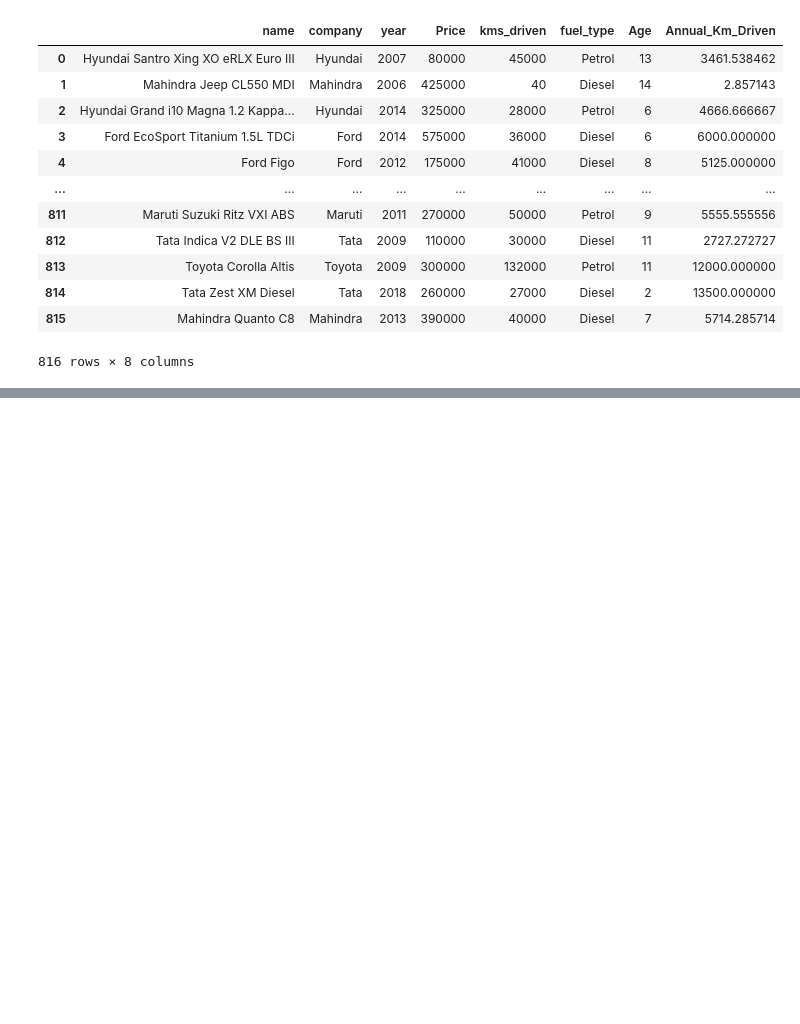
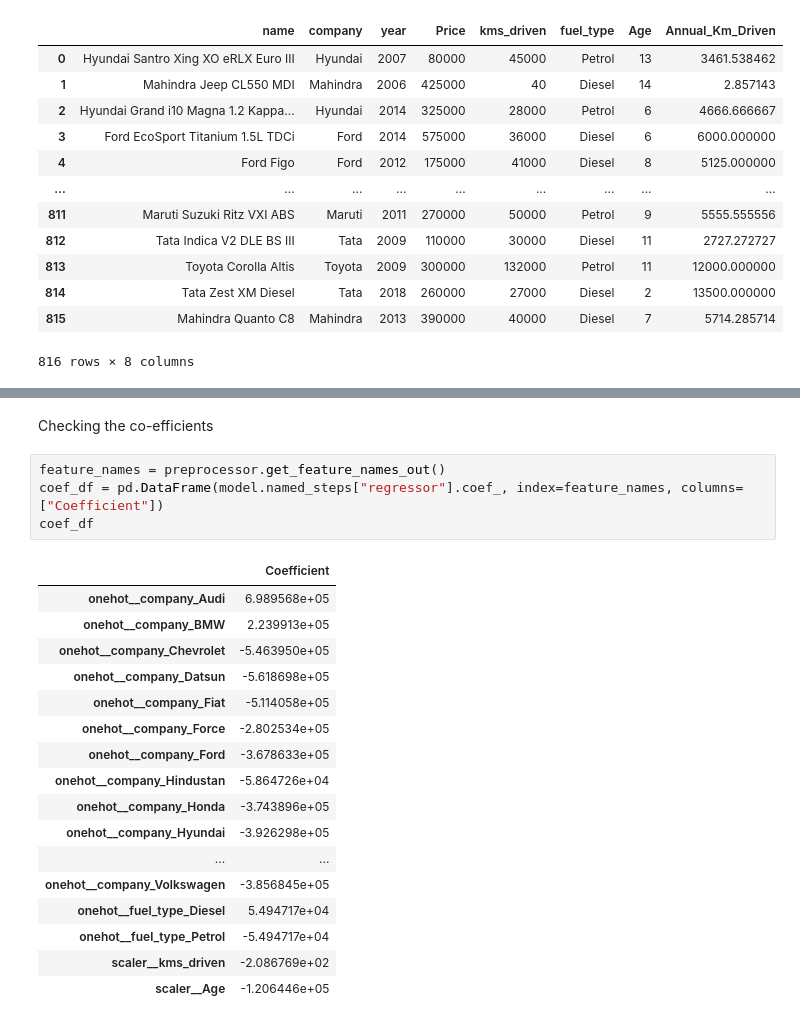
Before and after one commit to MrJ-2k04/MCA-Sem-2-Project, a Jupyter notebook: 3) Regression_Model.ipynb, the cells around one changed output, grey strips where cells are left out. Cells and saved outputs as stored; diff of their text form; blank space fills up the shorter version.

```diff
--- a/3) Regression_Model.ipynb
+++ b/3) Regression_Model.ipynb
@@ -48,0 +183,24 @@ array([607438.07537043])
+# %% [markdown]
+Checking the co-efficients
+# %%
+feature_names = preprocessor.get_feature_names_out()
+coef_df = pd.DataFrame(model.named_steps["regressor"].coef_, index=feature_names, columns=["Coefficient"])
+coef_df
+# %% [output]
+|  | Coefficient |
+| onehot__company_Audi | 6.989568e+05 |
+| onehot__company_BMW | 2.239913e+05 |
+| onehot__company_Chevrolet | -5.463950e+05 |
+| onehot__company_Datsun | -5.618698e+05 |
+| onehot__company_Fiat | -5.114058e+05 |
+| onehot__company_Force | -2.802534e+05 |
+| onehot__company_Ford | -3.678633e+05 |
+| onehot__company_Hindustan | -5.864726e+04 |
+| onehot__company_Honda | -3.743896e+05 |
+| onehot__company_Hyundai | -3.926298e+05 |
+| ... | ... |
+| onehot__company_Volkswagen | -3.856845e+05 |
+| onehot__fuel_type_Diesel | 5.494717e+04 |
+| onehot__fuel_type_Petrol | -5.494717e+04 |
+| scaler__kms_driven | -2.086769e+02 |
+| scaler__Age | -1.206446e+05 |
```
Also changed, not shown: parts of 27 cells of this notebook, 2 other files.
